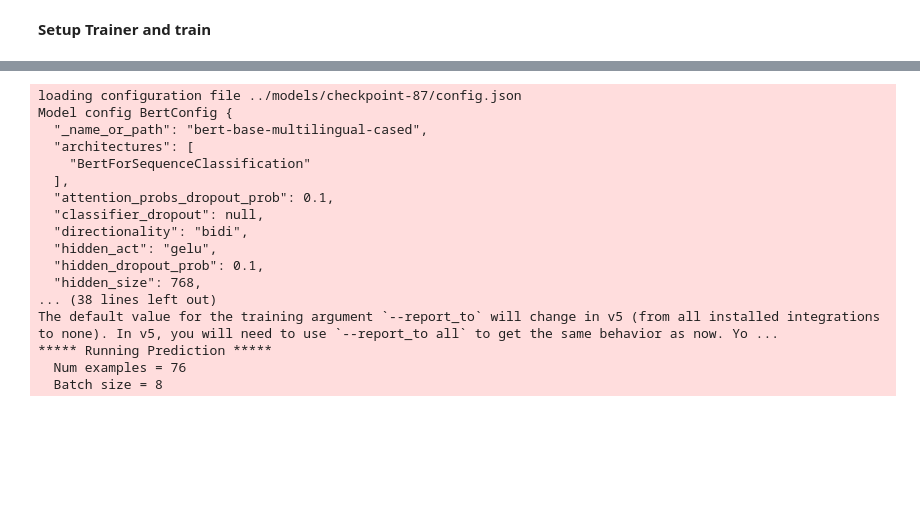
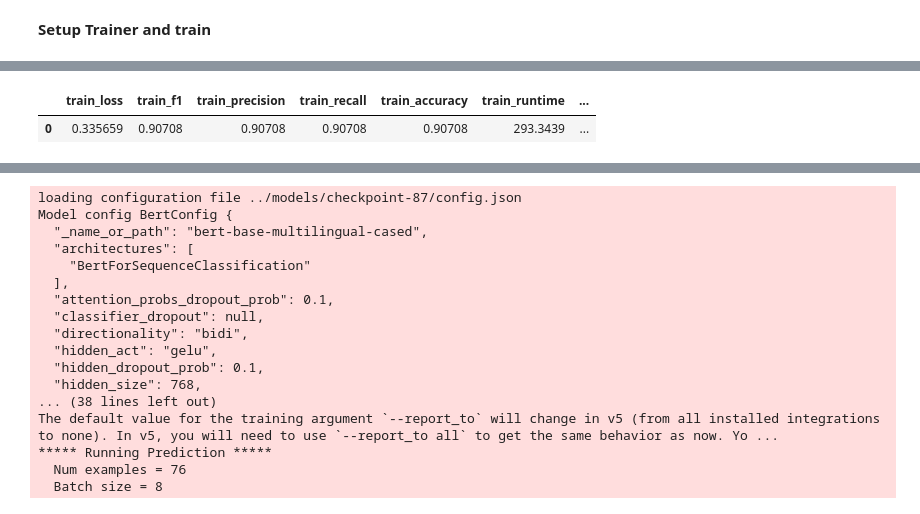
Before and after one commit to KoredeAkande/nigerian_isp_sentiment_analysis, a Jupyter notebook: notebooks/6.1.2-modeling-mbert-sentiment-analysis.ipynb, the cells around one changed output, grey strips where cells are left out. Cells and saved outputs as stored; diff of their text form; code cells hidden in the pictures; blank space fills up the shorter version.

```diff
--- a/notebooks/6.1.2-modeling-mbert-sentiment-analysis.ipynb
+++ b/notebooks/6.1.2-modeling-mbert-sentiment-analysis.ipynb
@@ -314,0 +607,5 @@ TrainOutput(global_step=290, training_loss=0.4548822863348599, metrics={'train_r
+# %%
+pd.DataFrame([train_set_preds[-1]])
+# %% [output]
+|  | train_loss | train_f1 | train_precision | train_recall | train_accuracy | train_runtime | ... |
+| 0 | 0.335659 | 0.90708 | 0.90708 | 0.90708 | 0.90708 | 293.3439 | ... |
```
Also changed, not shown: parts of 47 cells of this notebook.
